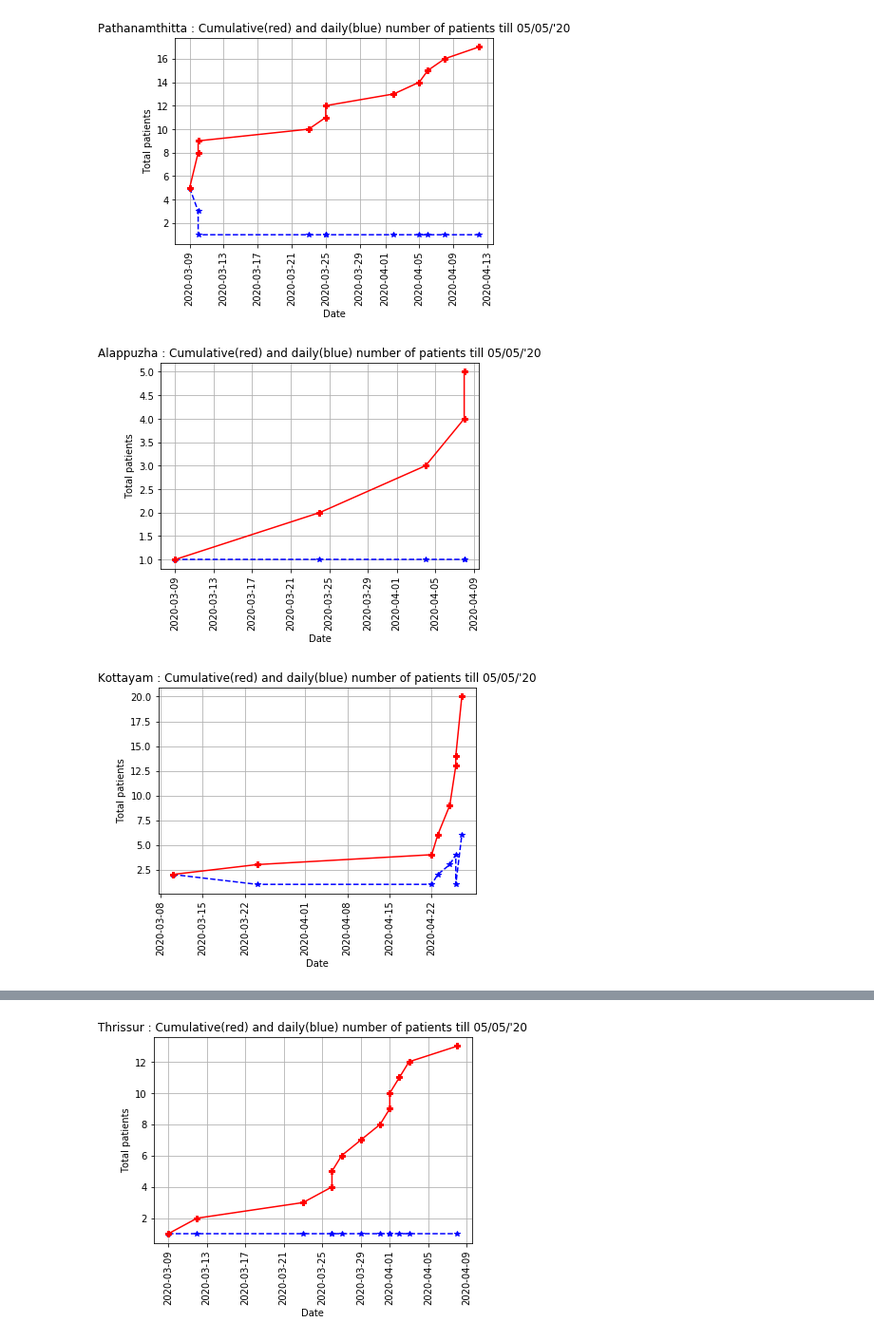
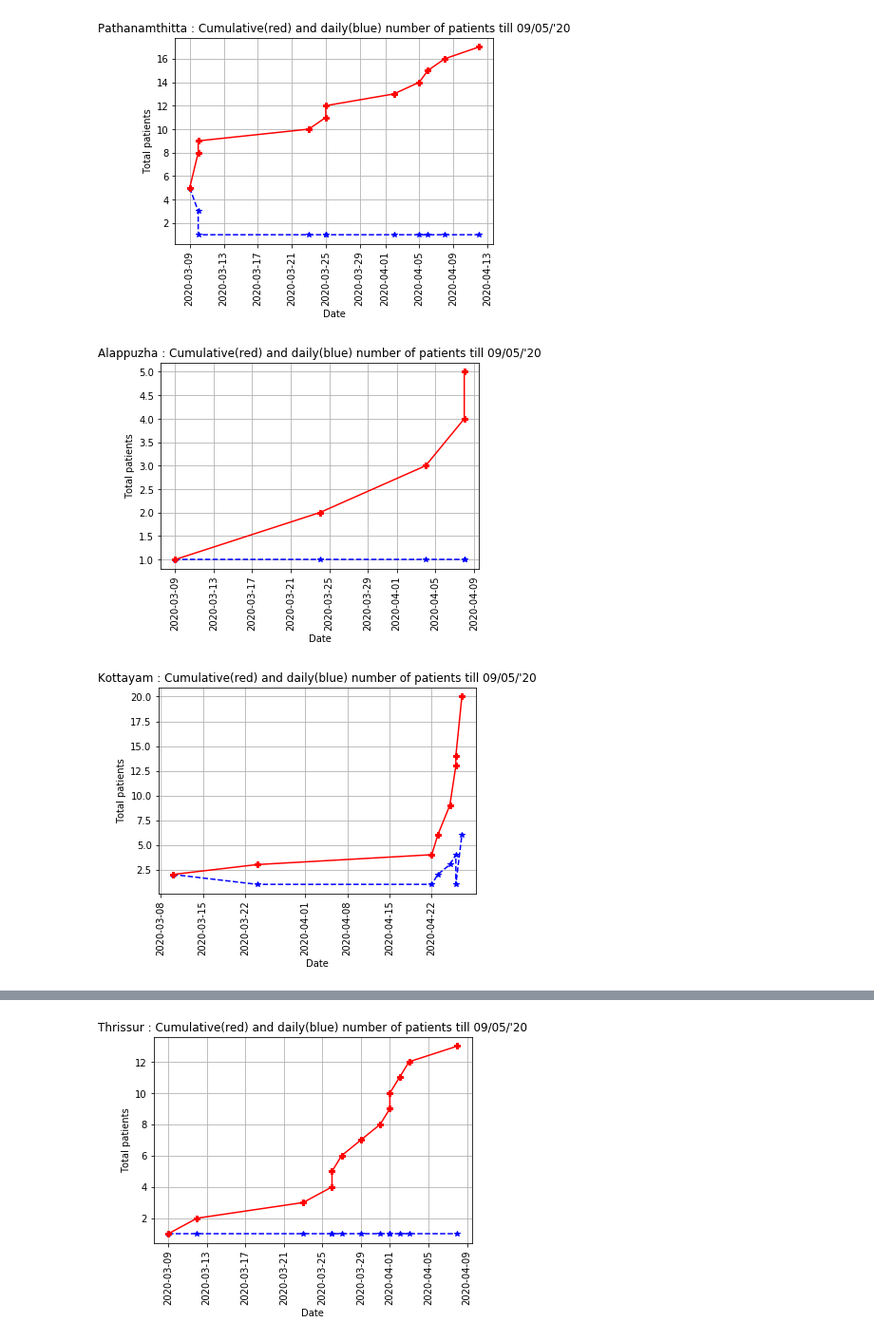
Before and after one commit to sandyiswell/covid19Kerala, a Jupyter notebook: DistricsWise.ipynb, the cells around one changed output, grey strips where cells are left out. Shown: that part at 95% size. Saved outputs shown, nothing was run; the diff lists cells and outputs as text; code cells hidden in the pictures.

```diff
--- a/DistricsWise.ipynb
+++ b/DistricsWise.ipynb
@@ -191,27 +191,27 @@ plt.grid()
 # %%
 # Alappuzha.
 plt.plot(kl4.NumberOfPatients, marker='*', markersize=6, linestyle='--', color ='b')
 plt.plot(kl4.Cumulative_number_of_cases, marker='P', markersize=6, linestyle='-', color ='r')
 
-plt.title("Alappuzha : Cumulative(red) and daily(blue) number of patients till 05/05/'20")
+plt.title("Alappuzha : Cumulative(red) and daily(blue) number of patients till 09/05/'20")
 plt.ylabel("Total patients")
 plt.xlabel("Date")
 plt.xticks(rotation =90)
 plt.grid()
 # %% [output]
-[figure, old version]
+[figure, new version]
 # %%
 # Kottayam.
 plt.plot(kl5.NumberOfPatients, marker='*', markersize=6, linestyle='--', color ='b')
 plt.plot(kl5.Cumulative_number_of_cases, marker='P', markersize=6, linestyle='-', color ='r')
 
-plt.title("Kottayam : Cumulative(red) and daily(blue) number of patients till 05/05/'20")
+plt.title("Kottayam : Cumulative(red) and daily(blue) number of patients till 09/05/'20")
 plt.ylabel("Total patients")
 plt.xlabel("Date")
 plt.xticks(rotation =90)
 plt.grid()
 # %% [output]
-[figure, old version]
+[figure, new version]
 # %%
 # Idukki.
 plt.plot(kl6.NumberOfPatients, marker='*', markersize=6, linestyle='--', color ='b')
```
Also changed, not shown: parts of 15 cells of this notebook, 2 other files.
